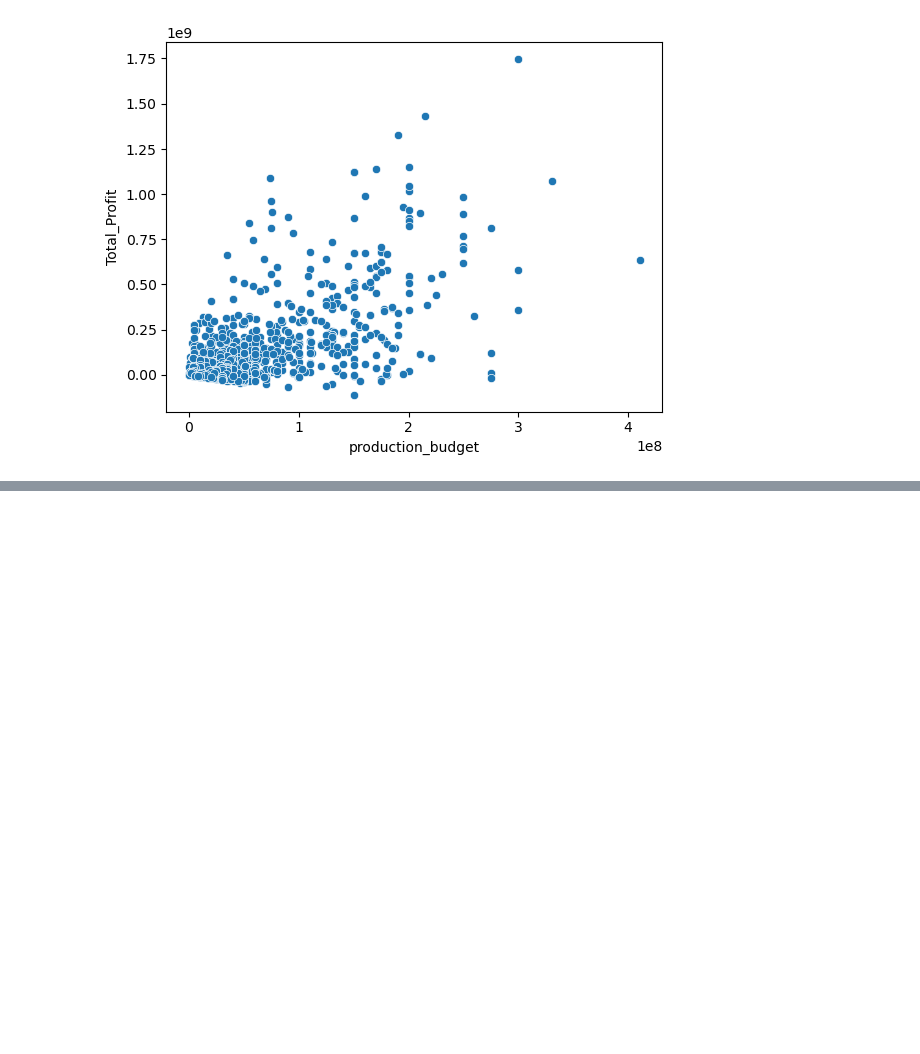
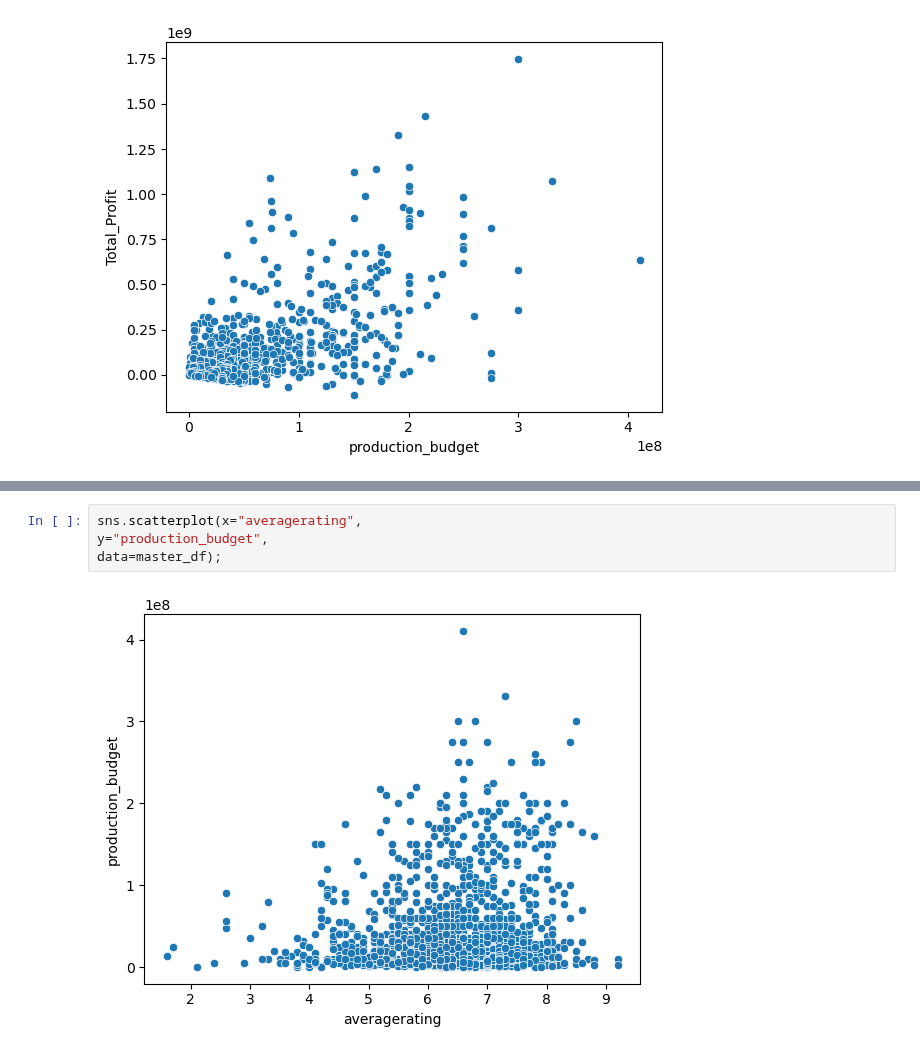
Before and after one commit to jacrivera/AI-Academy-Semester-1-Capstone-Group-5, a Jupyter notebook: Final-Workbook.ipynb, the cells around one changed output, grey strips where cells are left out. Drawn from its saved outputs; the diff is of its cells as text; blank space fills up the shorter version.

```diff
--- a/Final-Workbook.ipynb
+++ b/Final-Workbook.ipynb
@@ -296,0 +306,6 @@ data=master_df);
+# %%
+sns.scatterplot(x="averagerating",
+y="production_budget",
+data=master_df);
+# %% [output]
+[figure, added]
```
Also changed, not shown: parts of 8 cells of this notebook.
